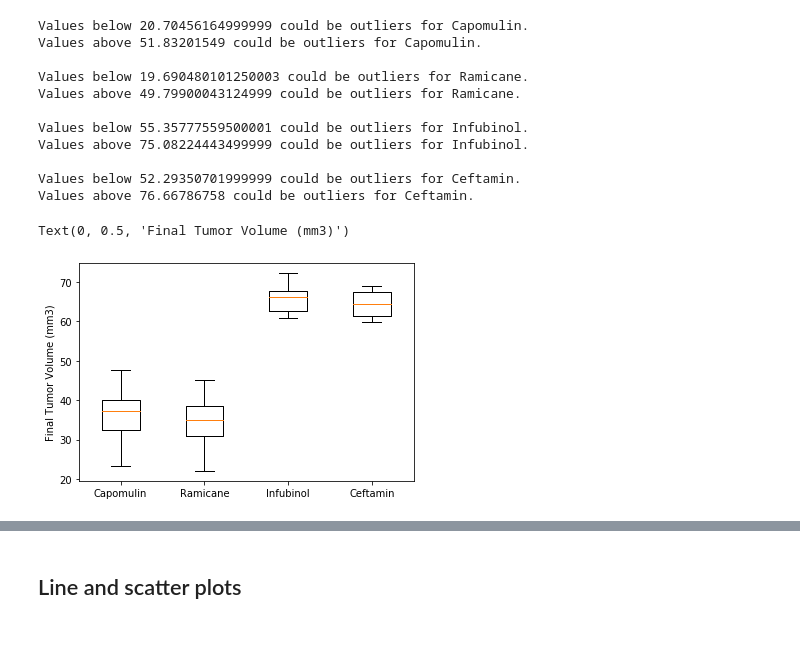
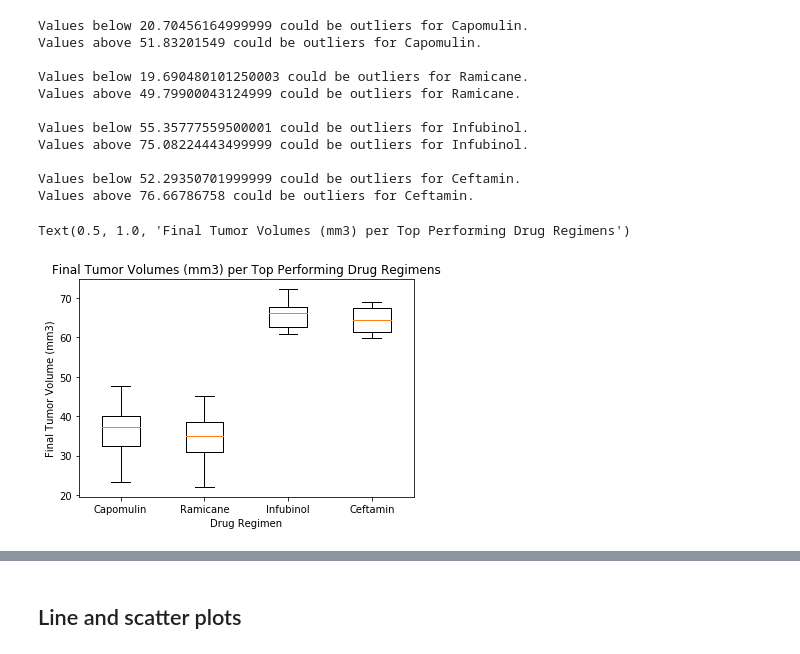
Before and after one commit to elisabethvirak/Pymaceuticals, a Jupyter notebook: pymaceuticals_EAV.ipynb, the cells around one changed output, grey strips where cells are left out. Saved outputs shown, nothing was run; the diff lists cells and outputs as text; code cells hidden in the pictures.

```diff
--- a/pymaceuticals_EAV.ipynb
+++ b/pymaceuticals_EAV.ipynb
@@ -272,17 +278,17 @@ focused_final = final_best.loc[:,["Drug Regimen","Tumor Volume (mm3)"]]
 # %%
 # Generate a box plot of the final tumor volume of each mouse across four regimens of interest
 
 #focus on the final data points for each drug individually
 cap_final = focused_final.loc[final_best["Drug Regimen"]=="Capomulin"]["Tumor Volume (mm3)"]
 ram_final = focused_final.loc[final_best["Drug Regimen"]=="Ramicane"]["Tumor Volume (mm3)"]
 inf_final = focused_final.loc[final_best["Drug Regimen"]=="Infubinol"]["Tumor Volume (mm3)"]
 cef_final = focused_final.loc[final_best["Drug Regimen"]=="Ceftamin"]["Tumor Volume (mm3)"]
 
 # create a boxplot
 plt.boxplot([cap_final, ram_final, inf_final, cef_final],labels=['Capomulin','Ramicane','Infubinol','Ceftamin'],flierprops=orange_out)
 plt.ylabel("Final Tumor Volume (mm3)")
 plt.xlabel("Drug Regimen")
-plt.title
+plt.title("Final Tumor Volumes (mm3) per Top Performing Drug Regimens")
 # %% [output]
-Text(0, 0.5, 'Final Tumor Volume (mm3)')
+Text(0.5, 1.0, 'Final Tumor Volumes (mm3) per Top Performing Drug Regimens')
-[figure, old version]
+[figure, new version]
```
Also changed, not shown: parts of 2 cells of this notebook.
